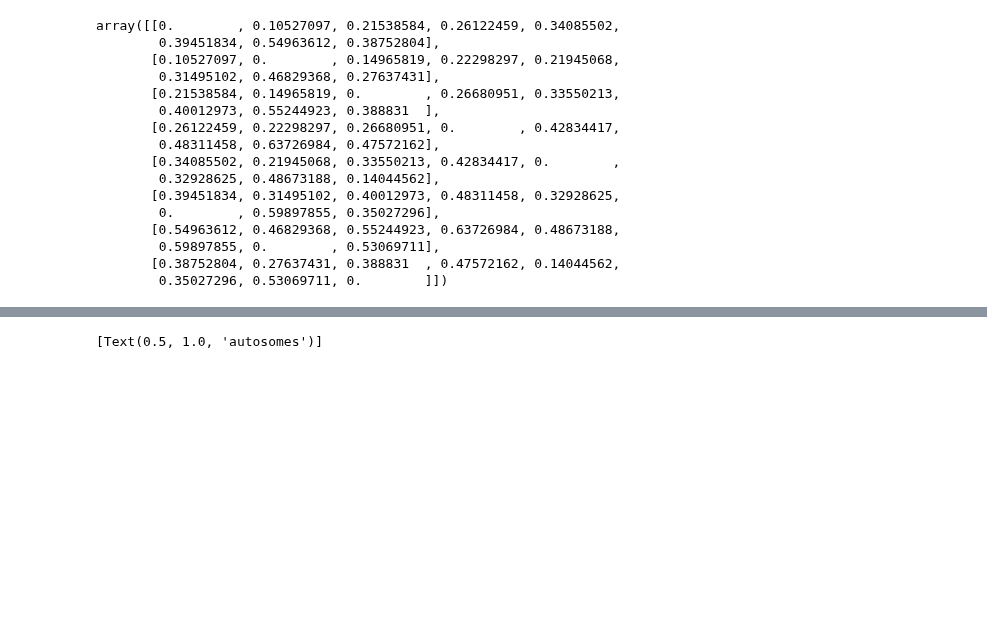
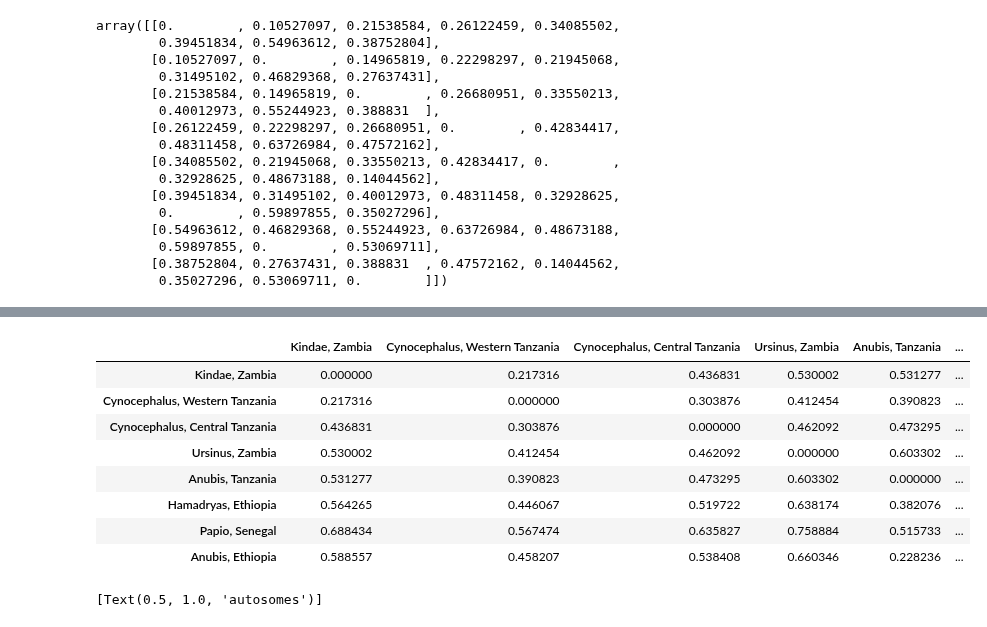
Before and after one commit to erikfogh/baboon_analysis, a Jupyter notebook: notebooks/fs06_Divergence_Diversity_base_windows_mmul.ipynb, the cells around one changed output, grey strips where cells are left out. Saved outputs shown, nothing was run; the diff lists cells and outputs as text; code cells hidden in the pictures; blank space fills up the shorter version.

```diff
--- a/notebooks/fs06_Divergence_Diversity_base_windows_mmul.ipynb
+++ b/notebooks/fs06_Divergence_Diversity_base_windows_mmul.ipynb
@@ -456 +477,13 @@ df_norm = pd.DataFrame(fst_temp/np.add.outer(np.nanmean(fst_temp, axis=1), np.na
+# %%
+df_x.mask()
+# %% [output]
+|  | Kindae, Zambia | Cynocephalus, Western Tanzania | Cynocephalus, Central Tanzania | Ursinus, Zambia | Anubis, Tanzania | ... |
+| Kindae, Zambia | 0.000000 | 0.217316 | 0.436831 | 0.530002 | 0.531277 | ... |
+| Cynocephalus, Western Tanzania | 0.217316 | 0.000000 | 0.303876 | 0.412454 | 0.390823 | ... |
+| Cynocephalus, Central Tanzania | 0.436831 | 0.303876 | 0.000000 | 0.462092 | 0.473295 | ... |
+| Ursinus, Zambia | 0.530002 | 0.412454 | 0.462092 | 0.000000 | 0.603302 | ... |
+| Anubis, Tanzania | 0.531277 | 0.390823 | 0.473295 | 0.603302 | 0.000000 | ... |
+| Hamadryas, Ethiopia | 0.564265 | 0.446067 | 0.519722 | 0.638174 | 0.382076 | ... |
+| Papio, Senegal | 0.688434 | 0.567474 | 0.635827 | 0.758884 | 0.515733 | ... |
+| Anubis, Ethiopia | 0.588557 | 0.458207 | 0.538408 | 0.660346 | 0.228236 | ... |
 # %%
```
Also changed, not shown: parts of 5 cells of this notebook, 34 other files.
